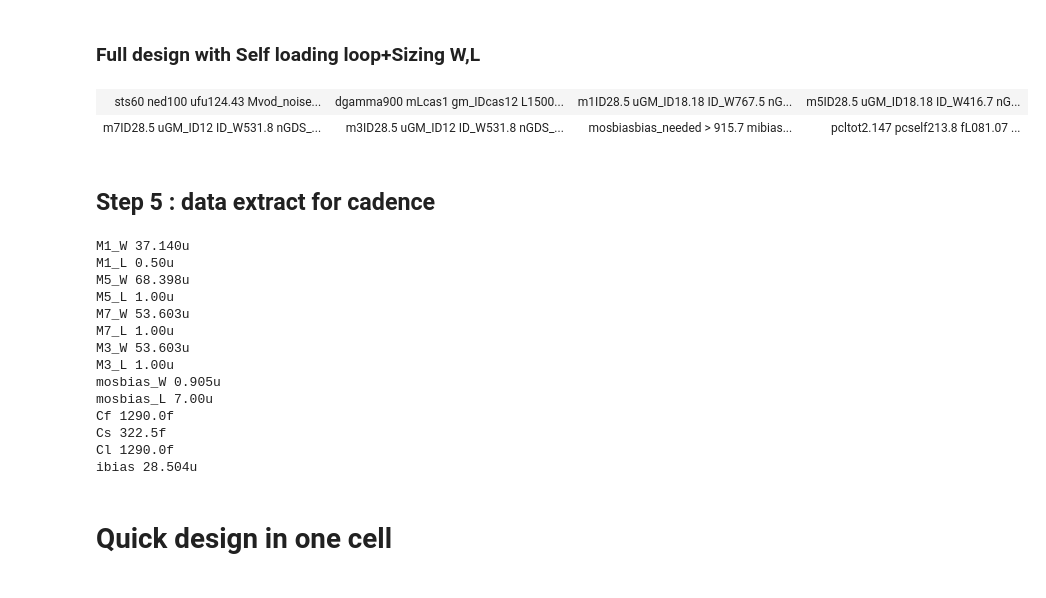
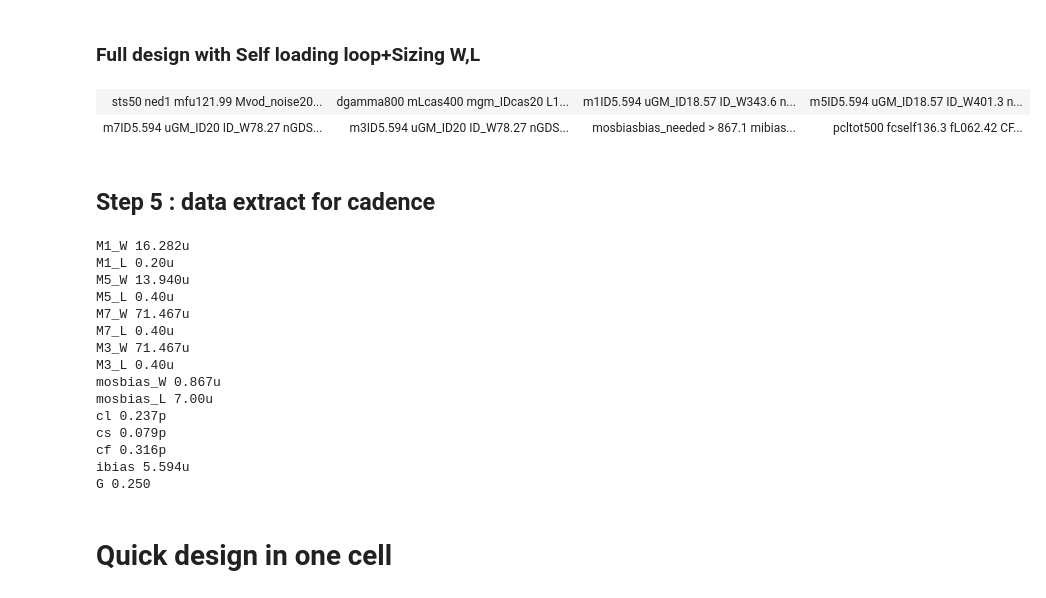
Before and after one commit to Surfeur974/gmadrid, a Jupyter notebook: Design_script/Telescopic_cascode/Design_SC_telescopic_cascode.ipynb, the cells around one changed output. Drawn from its saved outputs; the diff is of its cells as text; code cells hidden in the pictures.

```diff
--- a/Design_script/Telescopic_cascode/Design_SC_telescopic_cascode.ipynb
+++ b/Design_script/Telescopic_cascode/Design_SC_telescopic_cascode.ipynb
@@ -34,24 +34,24 @@ def interp1(x, y, value):
 # %%
 #Design Spec
 s = {
-    'ts'        : 60e-9,
-    'ed'        : 0.01/100,
+    'ts'        : 50e-9,
+    'ed'        : 0.1/100,
     'fu1'       : 0,
-    'vod_noise' : 70e-6,
-    'FO'        : 4,
+    'vod_noise' : 200e-6,
+    'FO'        : 3,
     'G'         : 1/4,
-    'vod_final' : 0.5,
-    'VDD' : 2.7,
-    'VCM' : 1.25,
-    'V_SWING_P2P_DIFF' : 0.5,
-    'VS' : 0.6
+    'vod_final' : 0.4,
+    'VDD' : 1.3,
+    'VCM' : 0.65,
+    'V_SWING_P2P_DIFF' : 0.25,
+    'VS' : 0.15
 }
 beta_max = 1 / (1 + s['G'])
 s['fu1'] = 1 / (2 * np.pi) * np.log(1 / s['ed']) / s['ts']
 
 # Constants for another design
 d = {
-    'gamma': 0.9,
+    'gamma': 0.8,
     'Lcas': 0,
     'gm_IDcas': 0,
     #'gm3_gm1':0.5,
@@ -79,6 +79,6 @@ print('On prend gm_id = 12')
 
 
 ##On prend gm_id = 15
-d['gm_IDcas'] = 12
+d['gm_IDcas'] = 20
 d['gm_ID1'] = 20
 # %% [output]
@@ -93,7 +93,7 @@ On prend gm_id = 12
 Si input MOS trop gros, le beta casse le gain
 # %%
 #Set L sweep for plot
-L = np.linspace(0.35, 3, 100)
+L = np.linspace(0.18, 3, 100)
 beta_max = 1 / (1 + s['G'])
 beta = 3/4 * beta_max
 kappa = 0.7
@@ -128,14 +128,14 @@ plt.show()
 # %% [markdown]
 ### Choose L :
 # %%
-d['L1'] = 0.5
-d['Lcas'] = 1
+d['L1'] = 0.2
+d['Lcas'] = 0.4
 # %% [markdown]
 ## Step 4 : Sizing loop
 # %% [markdown]
 ### Full design with Self loading loop+Sizing W,L
 # %%
-d['gm_ID1'] = np.linspace(3, 27, 50)
+d['gm_ID1'] = np.linspace(8, 22, 50)
 d['beta'] = beta_max * np.linspace(0.2, 1, 50)
 
 # d['L1'] = 0.5
@@ -170,35 +170,35 @@ d['beta'] = beta_max * np.linspace(0.2, 1, 50)
 #     'cself': 0,
 #     'gm_ID1': np.linspace(5, 28, 100),
 #     'beta': beta_max * np.linspace(0.2, 1, 100)
 # }
 
 # Self loading sweep
 cself = np.zeros(10)
 gm_ID1 = np.zeros_like(cself)
 beta = np.zeros_like(cself)
 
 for i in range(len(cself)):
     d['cself'] = cself[i]
     m1,m5,m7,m3,mosbias,p = adri.telesopic_cascode(nmos4, pmos4, s, d)
     m = np.argmin(m1['ID'])
     gm_ID1[i] = m1['GM_ID'][m]
     beta[i] = d['beta'][m]
     if i + 1 < len(cself):
         cself[i + 1] = p['cself'][m]
 # Final sizing point
 gm_ID1_opt = gm_ID1[-1]
 beta_opt = beta[-1]
 
 d['gm_ID1'] =  np.array([gm_ID1_opt])
 d['beta'] =  np.array([beta_opt])
 m1,m5,m7,m3,mosbias,p = adri.telesopic_cascode(nmos4, pmos4, s, d)
 adri.print_design_summary(s,d,m1,m5,m7,m3,mosbias,p)
 
 # plt.tight_layout()
 # plt.show()
 # %% [output]
-| sts60 ned100 ufu124.43 Mvod_noise... | dgamma900 mLcas1 gm_IDcas12 L1500... | m1ID28.5 uGM_ID18.18 ID_W767.5 nG... | m5ID28.5 uGM_ID18.18 ID_W416.7 nG... |
-| m7ID28.5 uGM_ID12 ID_W531.8 nGDS_... | m3ID28.5 uGM_ID12 ID_W531.8 nGDS_... | mosbiasbias_needed > 915.7 mibias... | pcltot2.147 pcself213.8 fL081.07 ... |
+| sts50 ned1 mfu121.99 Mvod_noise20... | dgamma800 mLcas400 mgm_IDcas20 L1... | m1ID5.594 uGM_ID18.57 ID_W343.6 n... | m5ID5.594 uGM_ID18.57 ID_W401.3 n... |
+| m7ID5.594 uGM_ID20 ID_W78.27 nGDS... | m3ID5.594 uGM_ID20 ID_W78.27 nGDS... | mosbiasbias_needed > 867.1 mibias... | pcltot500 fcself136.3 fL062.42 CF... |
 # %% [markdown]
 ## Step 5 : data extract for cadence
 # %%
@@ -215,29 +215,30 @@ for name, mos in mos_data:
 # On multiplie par 1e15 pour passer des Farads aux femtofarads
 caps = [('Cf', p['CF']), ('Cs', p['CS']), ('Cl', p['CL'])]
 
-for name, val in caps:
-    val_f = val.flatten()[0] * 1e15
-    print(f"{name} {val_f:.1f}f")
+for name in ['cl', 'cs', 'cf']:
+    valeur = p[name.upper()].item() * 1e12
+    print(f"{name} {valeur:.3f}p")
 
-# Extraction correcte de la valeur scalaire
 valeur_ibias = m1['ID'].flatten()[0] *1e6
-# Application du formatage avec 'f' (pour le suffixe)
 print(f"ibias {valeur_ibias:.3f}u")
+valeur_G = s['G']
+print(f"G {valeur_G:.3f}")
 # %% [output]
-M1_W 37.140u
-M1_L 0.50u
-M5_W 68.398u
-M5_L 1.00u
-M7_W 53.603u
-M7_L 1.00u
-M3_W 53.603u
-M3_L 1.00u
-mosbias_W 0.905u
+M1_W 16.282u
+M1_L 0.20u
+M5_W 13.940u
+M5_L 0.40u
+M7_W 71.467u
+M7_L 0.40u
+M3_W 71.467u
+M3_L 0.40u
+mosbias_W 0.867u
 mosbias_L 7.00u
-Cf 1290.0f
-Cs 322.5f
-Cl 1290.0f
-ibias 28.504u
+cl 0.237p
+cs 0.079p
+cf 0.316p
+ibias 5.594u
+G 0.250
 # %% [markdown]
 # Quick design in one cell
 # %%
```
Also changed, not shown: parts of 4 cells of this notebook, 10 other files.
